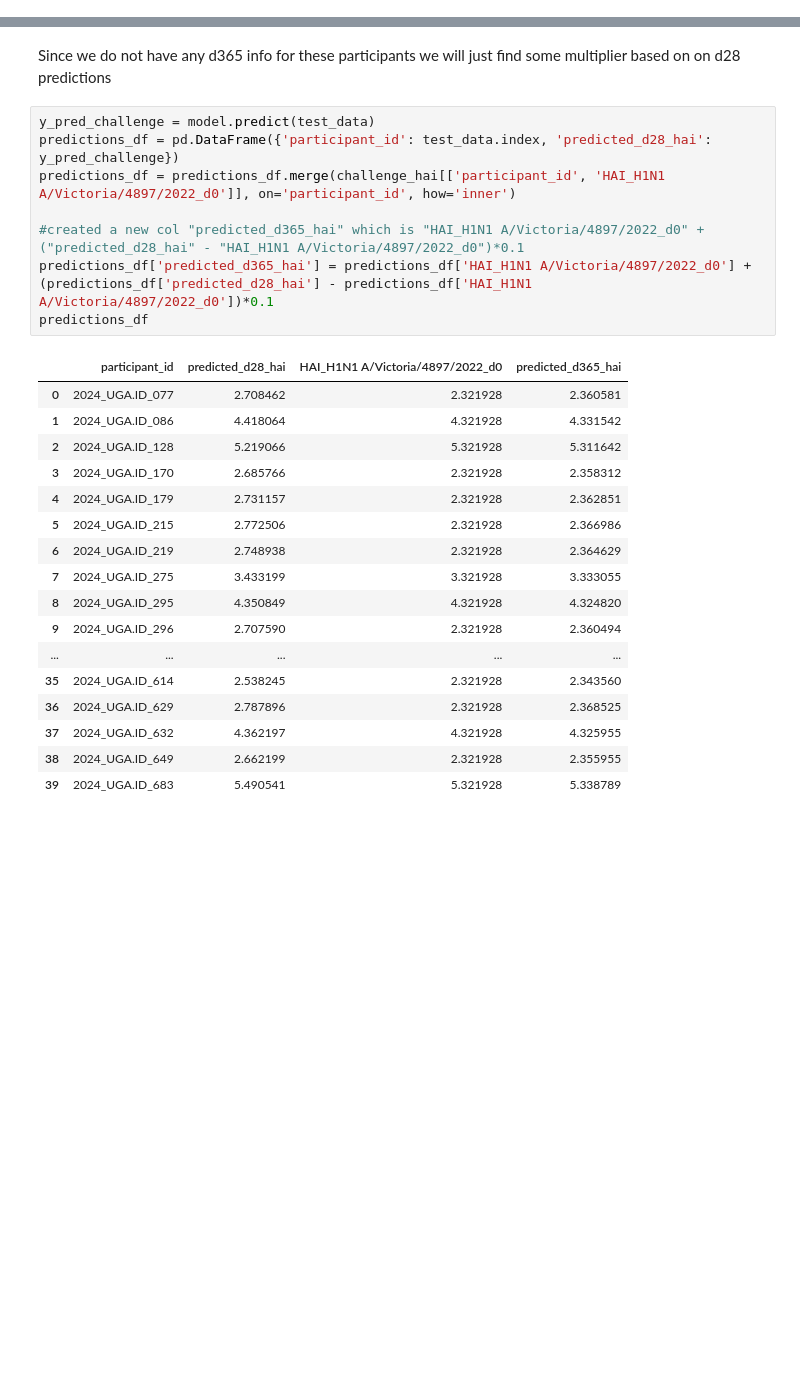
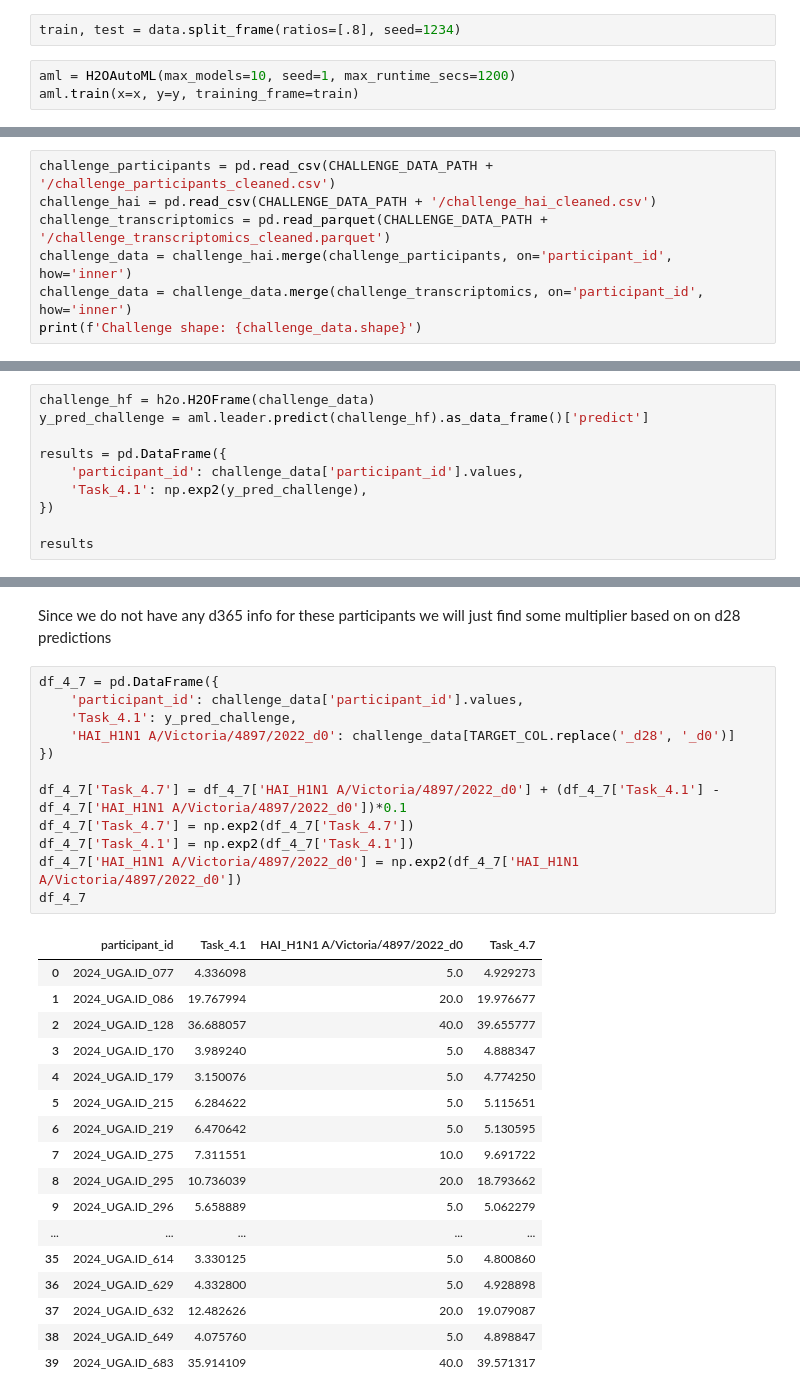
Before and after one commit to DirtyChay/cmi-flu-prediction-challenge-capstone, a Jupyter notebook: automl_models/task_4_1__4_7.ipynb, the cells around one changed output, grey strips where cells are left out. Drawn from its saved outputs; the diff is of its cells as text; blank space fills up the shorter version.

Commit message:
AutoML first iteration for task 4_1 and 4_7

```diff
--- a/automl_models/task_4_1__4_7.ipynb
+++ b/automl_models/task_4_1__4_7.ipynb
@@ -329,0 +93,5 @@ predictions_df.to_csv('task_4.1.csv', index=False)
+# %%
+train, test = data.split_frame(ratios=[.8], seed=1234)
+# %%
+aml = H2OAutoML(max_models=10, seed=1, max_runtime_secs=1200)
+aml.train(x=x, y=y, training_frame=train)
@@ -329,0 +226,7 @@ predictions_df.to_csv('task_4.1.csv', index=False)
+# %%
+challenge_participants = pd.read_csv(CHALLENGE_DATA_PATH + '/challenge_participants_cleaned.csv')
+challenge_hai = pd.read_csv(CHALLENGE_DATA_PATH + '/challenge_hai_cleaned.csv')
+challenge_transcriptomics = pd.read_parquet(CHALLENGE_DATA_PATH + '/challenge_transcriptomics_cleaned.parquet')
+challenge_data = challenge_hai.merge(challenge_participants, on='participant_id', how='inner')
+challenge_data = challenge_data.merge(challenge_transcriptomics, on='participant_id', how='inner')
+print(f'Challenge shape: {challenge_data.shape}')
@@ -329,0 +235,10 @@ predictions_df.to_csv('task_4.1.csv', index=False)
+# %%
+challenge_hf = h2o.H2OFrame(challenge_data)
+y_pred_challenge = aml.leader.predict(challenge_hf).as_data_frame()['predict']
+
+results = pd.DataFrame({
+    'participant_id': challenge_data['participant_id'].values,
+    'Task_4.1': np.exp2(y_pred_challenge),
+})
+
+results
@@ -347,28 +326,32 @@ for col in d365_cols:
 # %% [markdown]
 Since we do not have any d365 info for these participants we will just find some multiplier based on on d28 predictions
 # %%
-y_pred_challenge = model.predict(test_data)
-predictions_df = pd.DataFrame({'participant_id': test_data.index, 'predicted_d28_hai': y_pred_challenge})
-predictions_df = predictions_df.merge(challenge_hai[['participant_id', 'HAI_H1N1 A/Victoria/4897/2022_d0']], on='participant_id', how='inner')
+df_4_7 = pd.DataFrame({
+    'participant_id': challenge_data['participant_id'].values,
+    'Task_4.1': y_pred_challenge,
+    'HAI_H1N1 A/Victoria/4897/2022_d0': challenge_data[TARGET_COL.replace('_d28', '_d0')]
+})
 
-#created a new col "predicted_d365_hai" which is "HAI_H1N1 A/Victoria/4897/2022_d0" + ("predicted_d28_hai" - "HAI_H1N1 A/Victoria/4897/2022_d0")*0.1
-predictions_df['predicted_d365_hai'] = predictions_df['HAI_H1N1 A/Victoria/4897/2022_d0'] + (predictions_df['predicted_d28_hai'] - predictions_df['HAI_H1N1 A/Victoria/4897/2022_d0'])*0.1
-predictions_df
+df_4_7['Task_4.7'] = df_4_7['HAI_H1N1 A/Victoria/4897/2022_d0'] + (df_4_7['Task_4.1'] - df_4_7['HAI_H1N1 A/Victoria/4897/2022_d0'])*0.1
+df_4_7['Task_4.7'] = np.exp2(df_4_7['Task_4.7'])
+df_4_7['Task_4.1'] = np.exp2(df_4_7['Task_4.1'])
+df_4_7['HAI_H1N1 A/Victoria/4897/2022_d0'] = np.exp2(df_4_7['HAI_H1N1 A/Victoria/4897/2022_d0'])
+df_4_7
 # %% [output]
-|  | participant_id | predicted_d28_hai | HAI_H1N1 A/Victoria/4897/2022_d0 | predicted_d365_hai |
-| 0 | 2024_UGA.ID_077 | 2.708462 | 2.321928 | 2.360581 |
-| 1 | 2024_UGA.ID_086 | 4.418064 | 4.321928 | 4.331542 |
-| 2 | 2024_UGA.ID_128 | 5.219066 | 5.321928 | 5.311642 |
-| 3 | 2024_UGA.ID_170 | 2.685766 | 2.321928 | 2.358312 |
-| 4 | 2024_UGA.ID_179 | 2.731157 | 2.321928 | 2.362851 |
-| 5 | 2024_UGA.ID_215 | 2.772506 | 2.321928 | 2.366986 |
-| 6 | 2024_UGA.ID_219 | 2.748938 | 2.321928 | 2.364629 |
-| 7 | 2024_UGA.ID_275 | 3.433199 | 3.321928 | 3.333055 |
-| 8 | 2024_UGA.ID_295 | 4.350849 | 4.321928 | 4.324820 |
-| 9 | 2024_UGA.ID_296 | 2.707590 | 2.321928 | 2.360494 |
+|  | participant_id | Task_4.1 | HAI_H1N1 A/Victoria/4897/2022_d0 | Task_4.7 |
+| 0 | 2024_UGA.ID_077 | 4.336098 | 5.0 | 4.929273 |
+| 1 | 2024_UGA.ID_086 | 19.767994 | 20.0 | 19.976677 |
+| 2 | 2024_UGA.ID_128 | 36.688057 | 40.0 | 39.655777 |
+| 3 | 2024_UGA.ID_170 | 3.989240 | 5.0 | 4.888347 |
+| 4 | 2024_UGA.ID_179 | 3.150076 | 5.0 | 4.774250 |
+| 5 | 2024_UGA.ID_215 | 6.284622 | 5.0 | 5.115651 |
+| 6 | 2024_UGA.ID_219 | 6.470642 | 5.0 | 5.130595 |
+| 7 | 2024_UGA.ID_275 | 7.311551 | 10.0 | 9.691722 |
+| 8 | 2024_UGA.ID_295 | 10.736039 | 20.0 | 18.793662 |
+| 9 | 2024_UGA.ID_296 | 5.658889 | 5.0 | 5.062279 |
 | ... | ... | ... | ... | ... |
-| 35 | 2024_UGA.ID_614 | 2.538245 | 2.321928 | 2.343560 |
-| 36 | 2024_UGA.ID_629 | 2.787896 | 2.321928 | 2.368525 |
-| 37 | 2024_UGA.ID_632 | 4.362197 | 4.321928 | 4.325955 |
-| 38 | 2024_UGA.ID_649 | 2.662199 | 2.321928 | 2.355955 |
-| 39 | 2024_UGA.ID_683 | 5.490541 | 5.321928 | 5.338789 |
+| 35 | 2024_UGA.ID_614 | 3.330125 | 5.0 | 4.800860 |
+| 36 | 2024_UGA.ID_629 | 4.332800 | 5.0 | 4.928898 |
+| 37 | 2024_UGA.ID_632 | 12.482626 | 20.0 | 19.079087 |
+| 38 | 2024_UGA.ID_649 | 4.075760 | 5.0 | 4.898847 |
+| 39 | 2024_UGA.ID_683 | 35.914109 | 40.0 | 39.571317 |
```
Also changed, not shown: parts of 49 cells of this notebook.
